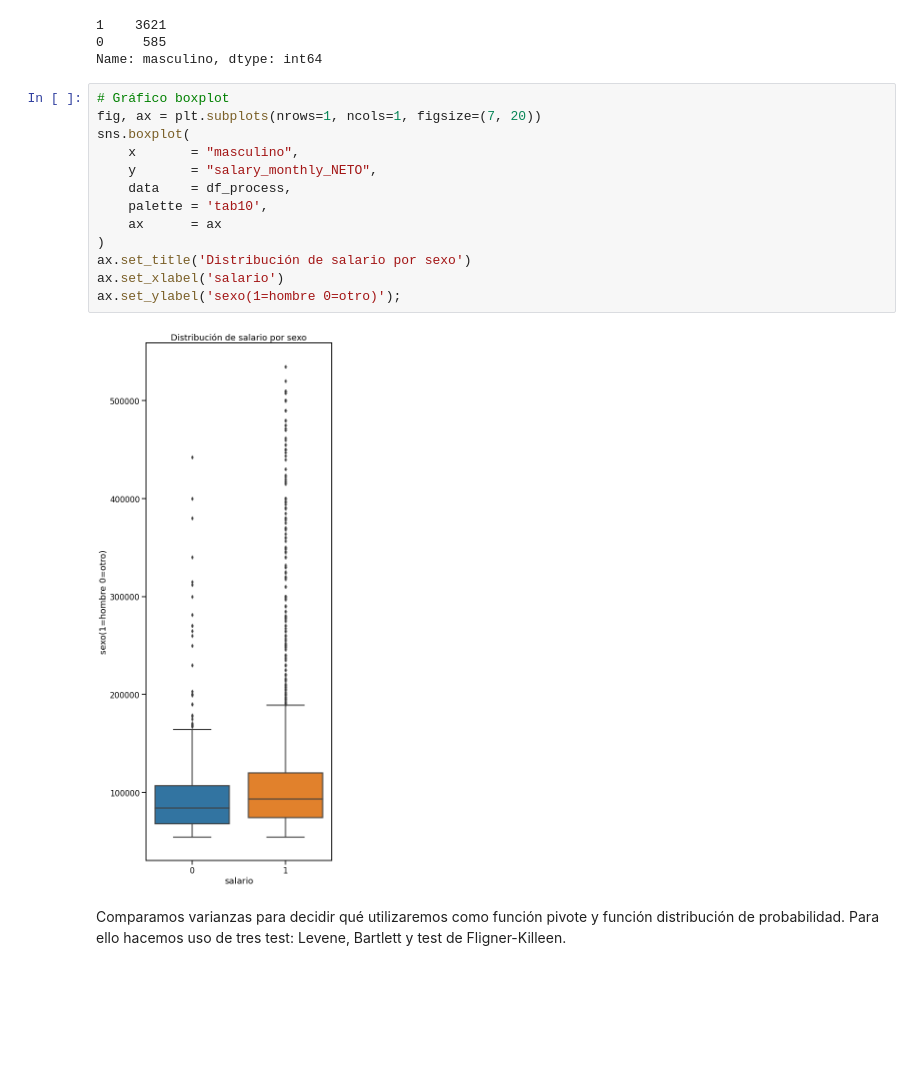
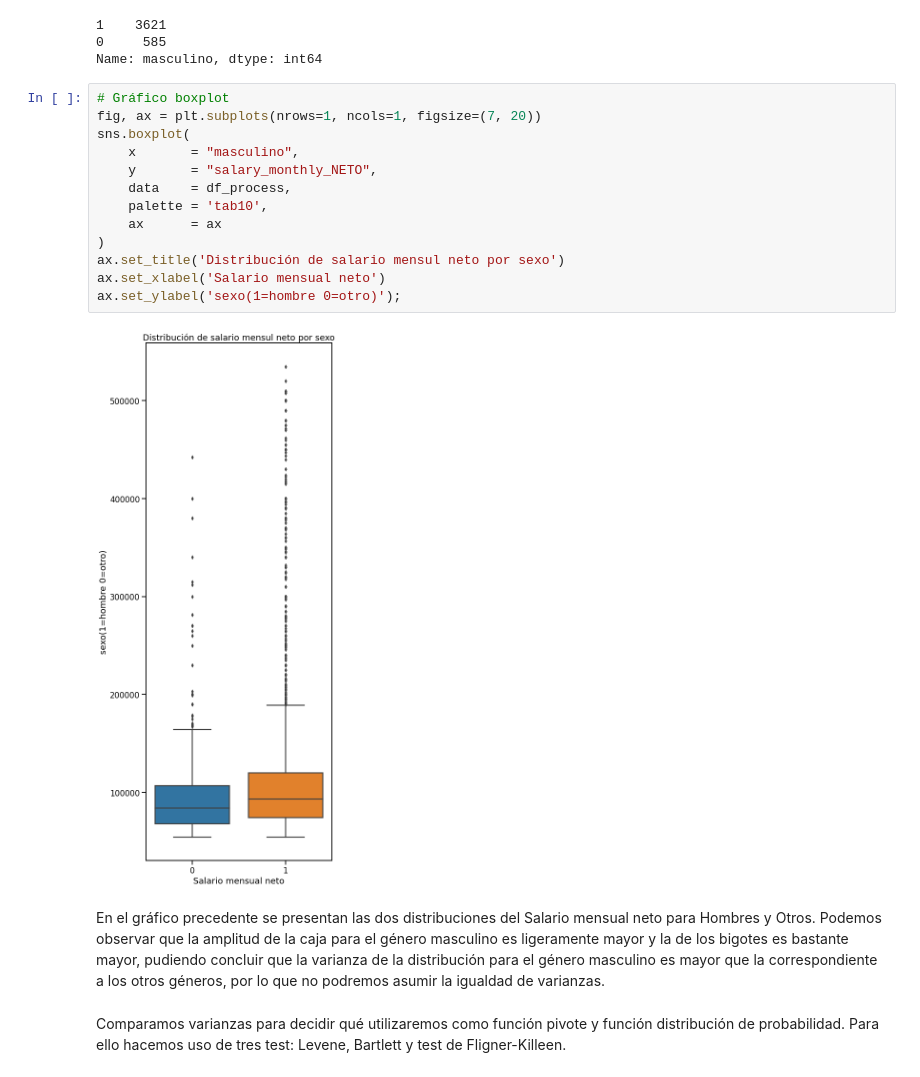
Before and after one commit to pablonicolasr/diplodatos-ayvd-2022-grupo32, a Jupyter notebook: Entregable_Parte_2_Garay.ipynb, the cells around one changed output. Saved outputs shown, nothing was run; the diff lists cells and outputs as text; blank space fills up the shorter version.

```diff
--- a/Entregable_Parte_2_Garay.ipynb
+++ b/Entregable_Parte_2_Garay.ipynb
@@ -146,16 +146,18 @@ Name: masculino, dtype: int64
 # %%
 # Gráfico boxplot
 fig, ax = plt.subplots(nrows=1, ncols=1, figsize=(7, 20))
 sns.boxplot(
     x       = "masculino",
     y       = "salary_monthly_NETO",
     data    = df_process,
     palette = 'tab10',
     ax      = ax
 )
-ax.set_title('Distribución de salario por sexo')
-ax.set_xlabel('salario')
+ax.set_title('Distribución de salario mensul neto por sexo')
+ax.set_xlabel('Salario mensual neto')
 ax.set_ylabel('sexo(1=hombre 0=otro)');
 # %% [output]
-[figure, old version]
+[figure, new version]
+# %% [markdown]
+En el gráfico precedente se presentan las dos distribuciones del Salario mensual neto para Hombres y Otros. Podemos observar que la amplitud de la caja para el género masculino es ligeramente mayor y la de los bigotes es bastante mayor, pudiendo concluir que la varianza de la distribución para el género masculino es mayor que la correspondiente a los otros géneros, por lo que no podremos asumir la igualdad de varianzas.
 # %% [markdown]
```
Also changed, not shown: parts of 1 cell of this notebook.
